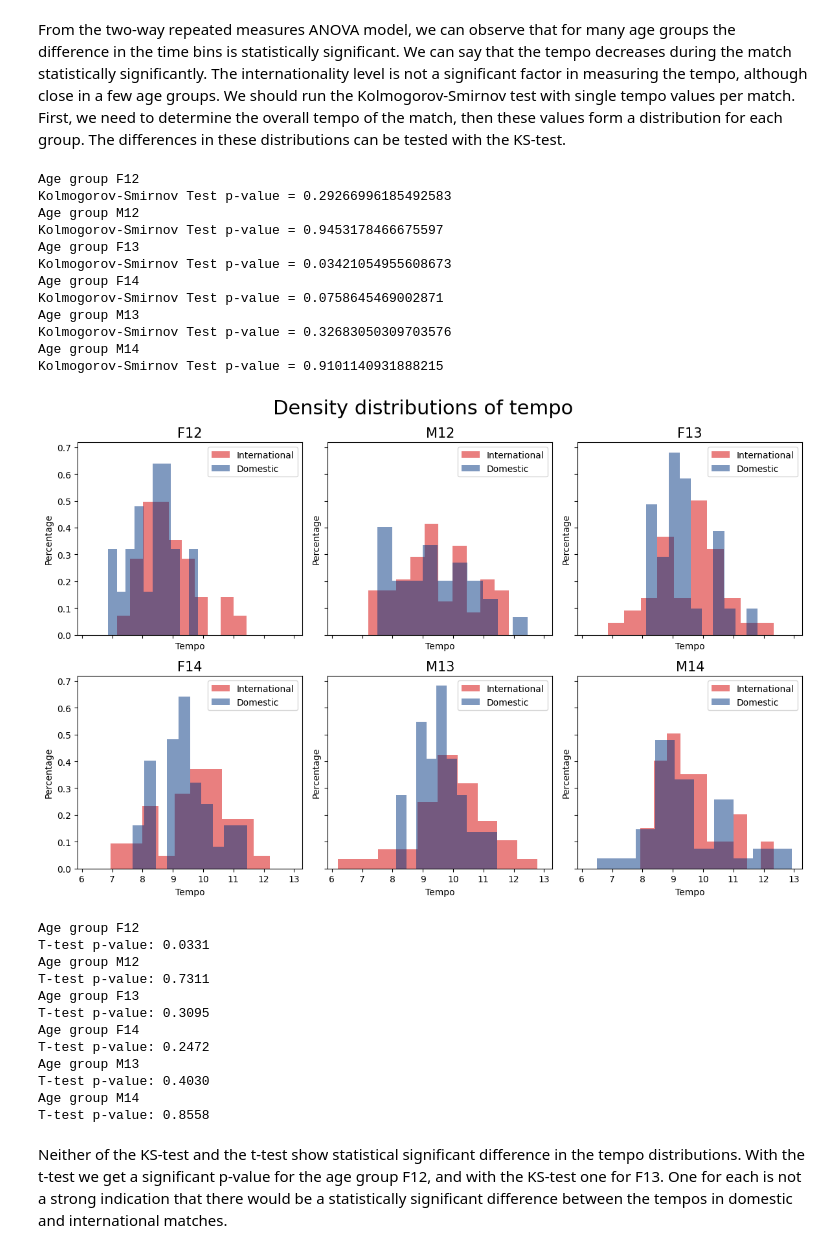
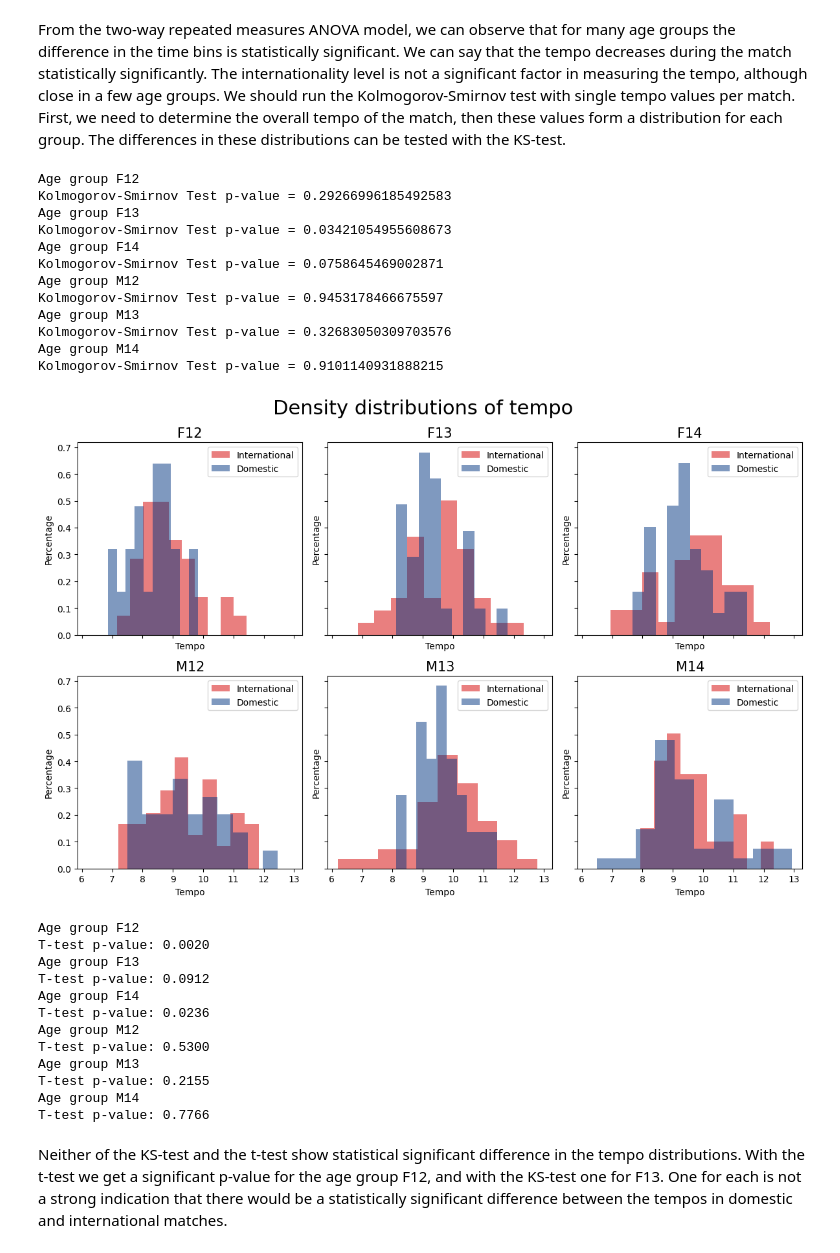
Before and after one commit to konstanyman/thesis_analysis, a Jupyter notebook: processing/tempo.ipynb, the cells around one changed output. Saved outputs shown, nothing was run; the diff lists cells and outputs as text; code cells hidden in the pictures.

```diff
--- a/processing/tempo.ipynb
+++ b/processing/tempo.ipynb
@@ -306,8 +306,8 @@ Mauchly's Test p-value = 0.139056522681824
 # %% [markdown]
 Mauchly's test shows that the sphericity in M13 needs to be corrected.
 # %%
-# Get unique age groups
-age_groups = df_pivot['age'].unique()
+# group by age
+df_grouped = df_pivot.groupby('age')
 
 # Set up the figure for subplots
 fig, axes = plt.subplots(2, 3, figsize=(18, 10))  # 2 rows, 3 columns
@@ -316,10 +316,9 @@ fig, axes = plt.subplots(2, 3, figsize=(18, 10))  # 2 rows, 3 columns
 axes = axes.flatten()
 
 # Loop through each age group and create a box plot
-for i, age in enumerate(age_groups):
-    subset = df_pivot[df_pivot['age'] == age]
-    sns.boxplot(data=subset.iloc[:, 4:12], ax=axes[i])  # Select only time bin columns
-    axes[i].set_title(f"Age Group: {age}")
+for i, (group_name, df_group) in enumerate(df_grouped):
+    sns.boxplot(data=df_group.iloc[:, 4:12], ax=axes[i])  # Select only time bin columns
+    axes[i].set_title(f"Age Group: {group_name}")
     axes[i].set_xlabel("Time Bin")
     axes[i].set_ylabel("Tempo")
     axes[i].tick_params(axis='x', rotation=45)  # Rotate x-axis labels for readability
@@ -332,13 +331,11 @@ plt.show()
 # %%
 # two-way repeated measures ANOVA, automatically corrects the M13 sphericity
+df_grouped = tempo_df.groupby('age')
 
-age_groups = tempo_df['age'].unique()
-
-for age in age_groups:
-    subset = tempo_df[tempo_df['age'] == age]
-    print(f'Age group {age}')
+for i, (group_name, df_group) in enumerate(df_grouped):
+    print(f'Age group {group_name}')
     aov = pg.mixed_anova(dv='tempo', within='time_bin', between='int_level',
-                    subject='match_id', data=subset)
+                    subject='match_id', data=df_group)
     pg.print_table(aov)
 # %% [output]
 Age group F12
@@ -377,7 +374,7 @@ overall_tempo_df['tempo'] = overall_tempo_df['event_count'] / (overall_tempo_df[
 overall_tempo_df = overall_tempo_df.merge(match_info_df.loc[:, ['match_id', 'int_level', 'age','year']], on='match_id', how='inner')
 # %%
 # kolmogorov-smirnov test for each age group
-age_groups = overall_tempo_df['age'].unique()
+df_grouped = overall_tempo_df.groupby('age')
 
 # Define plot layout
 fig, axes = plt.subplots(2, 3, figsize=(12, 8), sharex=True, sharey=True)
@@ -386,11 +383,10 @@ axes = axes.flatten()
 # Define colors
 colors = ['#003580', '#d50000']
 
-for i, age in enumerate(age_groups):
-    subset = overall_tempo_df[overall_tempo_df['age'] == age]
-    print(f'Age group {age}')
-    tempo_dom = subset.loc[subset['int_level'] == 0, 'tempo']
-    tempo_int = subset.loc[subset['int_level'] == 1, 'tempo']
+for i, (group_name, df_group) in enumerate(df_grouped):
+    print(f'Age group {group_name}')
+    tempo_dom = df_group.loc[df_group['int_level'] == 0, 'tempo']
+    tempo_int = df_group.loc[df_group['int_level'] == 1, 'tempo']
     ks_stat, p = ks_2samp(tempo_int, tempo_dom)
     print(f"Kolmogorov-Smirnov Test p-value = {p}")
 
@@ -401,61 +397,60 @@ for i, age in enumerate(age_groups):
     ax.hist(tempo_int,
         alpha=0.5,
         label='International',
         color=colors[1],
         density=True)
 
     ax.hist(tempo_dom,
         alpha=0.5,
         label='Domestic',
         color=colors[0],
         density=True)
 
     ax.set_xlabel('Tempo', fontsize=10)
     ax.set_ylabel('Percentage', fontsize=10)
-    ax.set_title(f'{age}', fontsize=15)
+    ax.set_title(f'{group_name}', fontsize=15)
     ax.legend()
 
 plt.suptitle("Density distributions of tempo", fontsize=22)
 plt.tight_layout()
 plt.show()
 # %% [output]
 Age group F12
 Kolmogorov-Smirnov Test p-value = 0.29266996185492583
-Age group M12
-Kolmogorov-Smirnov Test p-value = 0.9453178466675597
 Age group F13
 Kolmogorov-Smirnov Test p-value = 0.03421054955608673
 Age group F14
 Kolmogorov-Smirnov Test p-value = 0.0758645469002871
+Age group M12
+Kolmogorov-Smirnov Test p-value = 0.9453178466675597
 Age group M13
 Kolmogorov-Smirnov Test p-value = 0.32683050309703576
 Age group M14
 Kolmogorov-Smirnov Test p-value = 0.9101140931888215
-[figure, old version]
+[figure, new version]
 # %%
 # t-test
-age_groups = overall_tempo_df['age'].unique()
+df_grouped = tempo_df.groupby('age')
 
-for age in age_groups:
-    subset = overall_tempo_df[overall_tempo_df['age'] == age]
-    print(f'Age group {age}')
-    tempo_dom = subset.loc[subset['int_level'] == 0, 'tempo']
-    tempo_int = subset.loc[subset['int_level'] == 1, 'tempo']
+for i, (group_name, df_group) in enumerate(df_grouped):
+    print(f'Age group {group_name}')
+    tempo_dom = df_group.loc[df_group['int_level'] == 0, 'tempo']
+    tempo_int = df_group.loc[df_group['int_level'] == 1, 'tempo']
     t_stat, p_value = ttest_ind(tempo_int, tempo_dom, equal_var=True)  # Assuming equal variance
     print(f"T-test p-value: {p_value:.4f}")
 # %% [output]
 Age group F12
-T-test p-value: 0.0331
+T-test p-value: 0.0020
+Age group F13
+T-test p-value: 0.0912
+Age group F14
+T-test p-value: 0.0236
 Age group M12
-T-test p-value: 0.7311
-Age group F13
-T-test p-value: 0.3095
-Age group F14
-T-test p-value: 0.2472
+T-test p-value: 0.5300
 Age group M13
-T-test p-value: 0.4030
+T-test p-value: 0.2155
 Age group M14
-T-test p-value: 0.8558
+T-test p-value: 0.7766
 # %% [markdown]
 Neither of the KS-test and the t-test show statistical significant difference in the tempo distributions. With the t-test we get a significant p-value for the age group F12, and with the KS-test one for F13. One for each is not a strong indication that there would be a statistically significant difference between the tempos in domestic and international matches.
 # %% [markdown]
```
Also changed, not shown: parts of 1 cell of this notebook, 3 other files.
